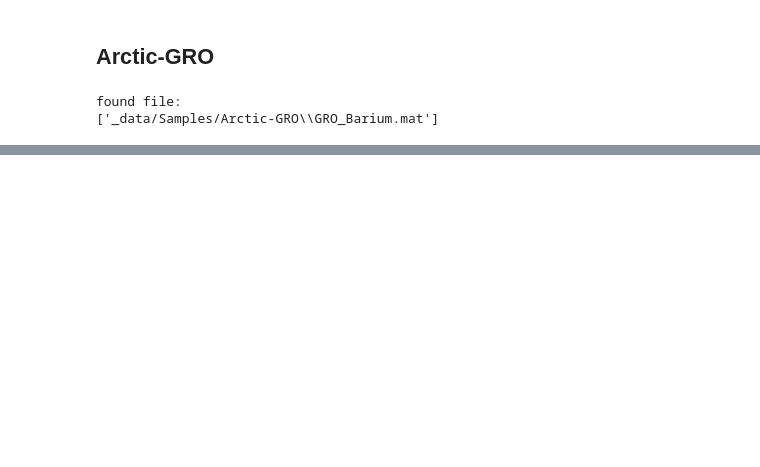
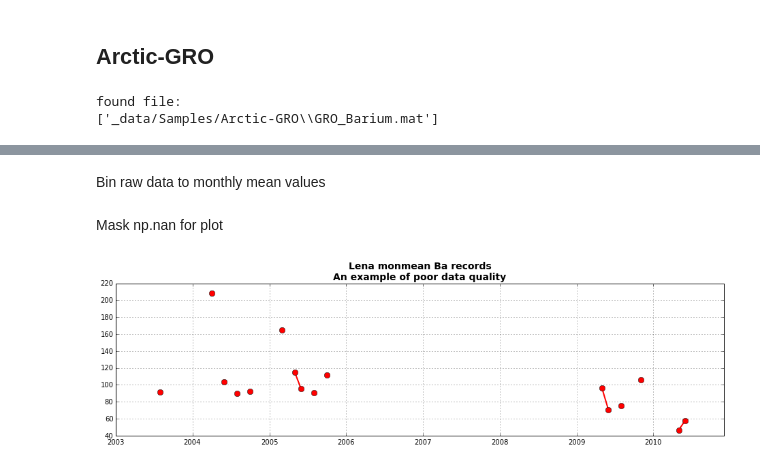
Before and after one commit to UBC-MOAD/analysis-kyle, a Jupyter notebook: notebooks/[River] Fluvial Barium & River Discharge Records.ipynb, the cells around one changed output, grey strips where cells are left out. Saved outputs shown, nothing was run; the diff lists cells and outputs as text; code cells hidden in the pictures; blank space fills up the shorter version.

```diff
--- a/notebooks/[River] Fluvial Barium & River Discharge Records.ipynb
+++ b/notebooks/[River] Fluvial Barium & River Discharge Records.ipynb
@@ -107,0 +141,7 @@ plt.plot(PARTNERS_Lena[:, 1])
+# %%
+Lena_time=datenum2datetime(PARTNERS_Lena[:, 0]) + datenum2datetime(AGRO_Lena[:, 0])
+Kolyma_time=datenum2datetime(PARTNERS_Kolyma[:, 0]) + datenum2datetime(AGRO_Kolyma[:, 0])
+Yenisey_time=datenum2datetime(PARTNERS_Yenisey[:, 0]) + datenum2datetime(AGRO_Yenisey[:, 0])
+Mackenzie_time=datenum2datetime(PARTNERS_Mackenzie[:, 0]) + datenum2datetime(AGRO_Mackenzie[:, 0])
+Ob_time=datenum2datetime(PARTNERS_Ob[:, 0]) + datenum2datetime(AGRO_Ob[:, 0])
+Yukon_time=datenum2datetime(PARTNERS_Yukon[:, 0]) + datenum2datetime(AGRO_Yukon[:, 0])
@@ -107,0 +150,30 @@ plt.plot(PARTNERS_Lena[:, 1])
+# %%
+Lena_Ba=np.hstack((PARTNERS_Lena[:, 1], AGRO_Lena[:, 1]))
+Kolyma_Ba=np.hstack((PARTNERS_Kolyma[:, 1], AGRO_Kolyma[:, 1]))
+Yenisey_Ba=np.hstack((PARTNERS_Yenisey[:, 1], AGRO_Yenisey[:, 1]))
+Mackenzie_Ba=np.hstack((PARTNERS_Mackenzie[:, 1], AGRO_Mackenzie[:, 1]))
+Ob_Ba=np.hstack((PARTNERS_Ob[:, 1], AGRO_Ob[:, 1]))
+Yukon_Ba=np.hstack((PARTNERS_Yukon[:, 1], AGRO_Yukon[:, 1]))
+# %% [markdown]
+Bin raw data to monthly mean values
+# %%
+Lena_monmean, Lena_Ba_monmean, bin_count = daily2monmean(Lena_time, Lena_Ba)
+Kolyma_monmean, Kolyma_Ba_monmean, _ = daily2monmean(Kolyma_time, Kolyma_Ba)
+Yenisey_monmean, Yenisey_Ba_monmean, _ = daily2monmean(Yenisey_time, Yenisey_Ba)
+Mackenzie_monmean, Mackenzie_Ba_monmean, _ = daily2monmean(Mackenzie_time, Mackenzie_Ba)
+Ob_monmean, Ob_Ba_monmean, _ = daily2monmean(Ob_time, Ob_Ba)
+Yukon_monmean, Yukon_Ba_monmean, _ = daily2monmean(Yukon_time, Yukon_Ba)
+# %% [markdown]
+Mask np.nan for plot
+# %%
+Lena_Ba_masked=np.ma.masked_where(np.isnan(Lena_Ba_monmean), Lena_Ba_monmean)
+Ob_Ba_masked=np.ma.masked_where(np.isnan(Ob_Ba_monmean), Ob_Ba_monmean)
+# %%
+fig=plt.figure(figsize=(16, 4))
+ax=plt.gca()
+ax.plot(Lena_monmean, Lena_Ba_masked, 'ro-', markersize=8, linewidth=2)
+ax.set_xlim(Lena_monmean[0], Lena_monmean[-1])
+ax.set_title('Lena monmean Ba records\nAn example of poor data quality', fontsize=14, fontweight='bold')
+plt.grid()
+# %% [output]
+[figure, added]
```
Also changed, not shown: parts of 10 cells of this notebook.
